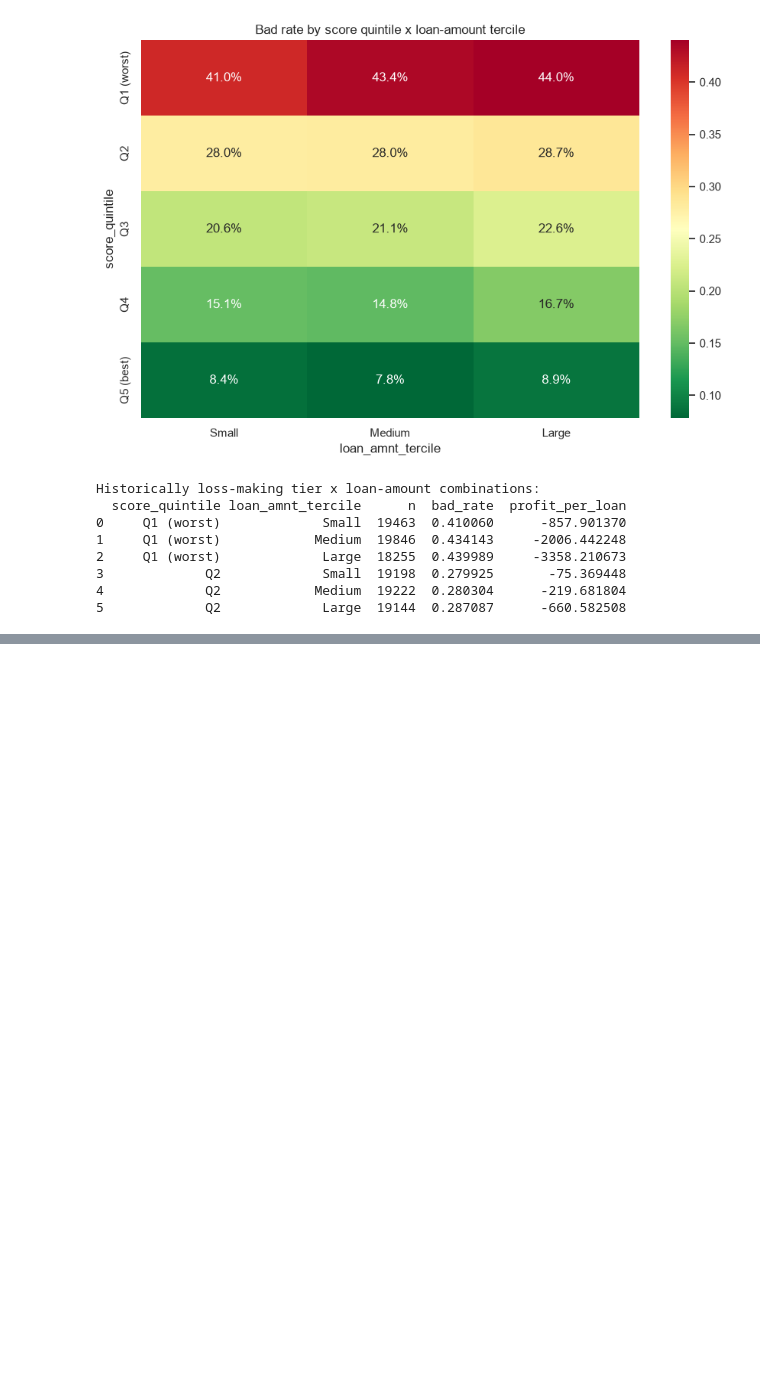
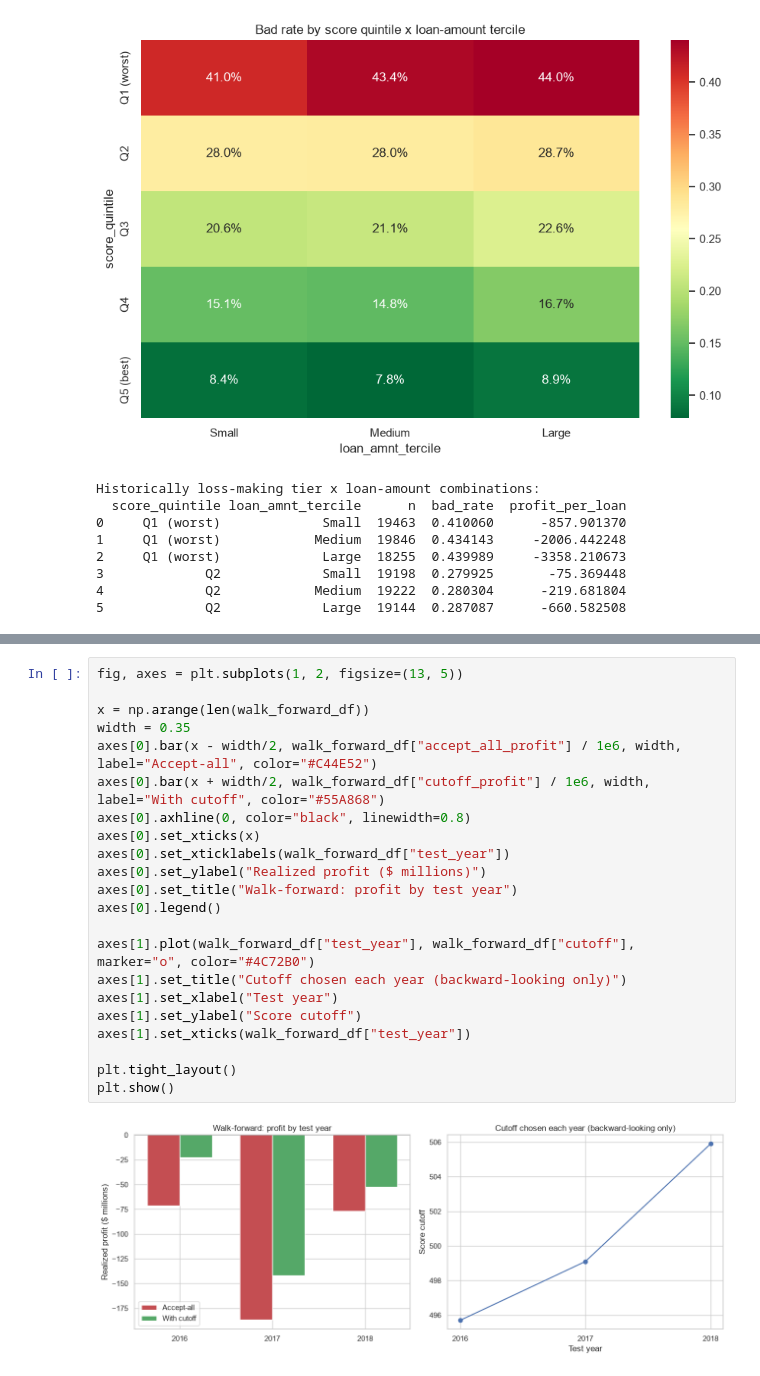
Before and after one commit to andreastio/credit-risk-strategy-lendingclub, a Jupyter notebook: notebooks/scorecard.ipynb, the cells around one changed output, grey strips where cells are left out. Cells and saved outputs as stored; diff of their text form; blank space fills up the shorter version.

Commit message:
Add walk-forward backtest: expanding-window retraining with no-look-ahead cutoffs

```diff
--- a/notebooks/scorecard.ipynb
+++ b/notebooks/scorecard.ipynb
@@ -886,0 +1002,24 @@ Historically loss-making tier x loan-amount combinations:
+# %%
+fig, axes = plt.subplots(1, 2, figsize=(13, 5))
+
+x = np.arange(len(walk_forward_df))
+width = 0.35
+axes[0].bar(x - width/2, walk_forward_df["accept_all_profit"] / 1e6, width, label="Accept-all", color="#C44E52")
+axes[0].bar(x + width/2, walk_forward_df["cutoff_profit"] / 1e6, width, label="With cutoff", color="#55A868")
+axes[0].axhline(0, color="black", linewidth=0.8)
+axes[0].set_xticks(x)
+axes[0].set_xticklabels(walk_forward_df["test_year"])
+axes[0].set_ylabel("Realized profit ($ millions)")
+axes[0].set_title("Walk-forward: profit by test year")
+axes[0].legend()
+
+axes[1].plot(walk_forward_df["test_year"], walk_forward_df["cutoff"], marker="o", color="#4C72B0")
+axes[1].set_title("Cutoff chosen each year (backward-looking only)")
+axes[1].set_xlabel("Test year")
+axes[1].set_ylabel("Score cutoff")
+axes[1].set_xticks(walk_forward_df["test_year"])
+
+plt.tight_layout()
+plt.show()
+# %% [output]
+[figure, added]
```
Also changed, not shown: parts of 5 cells of this notebook.
